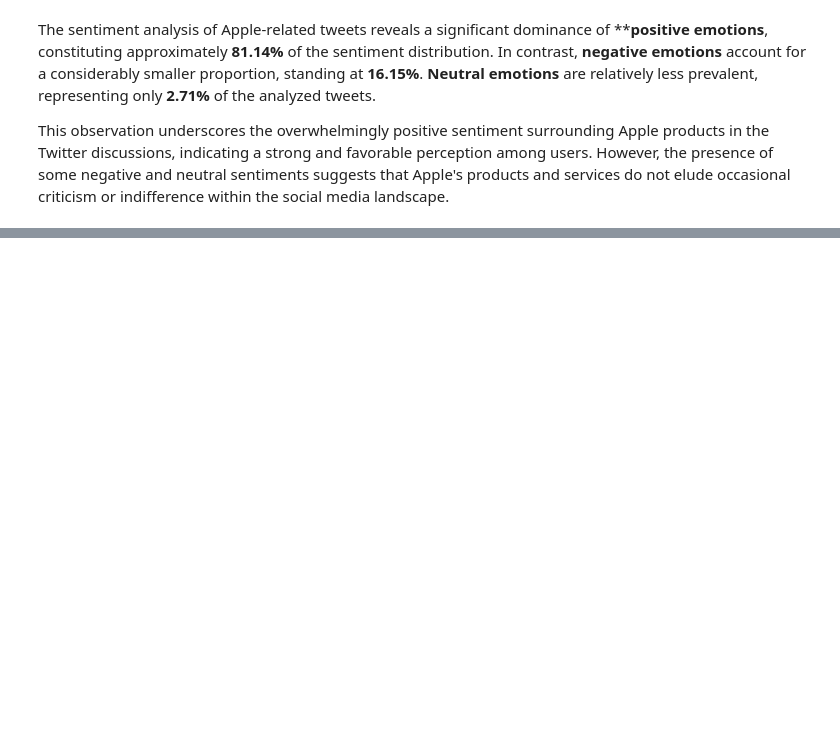
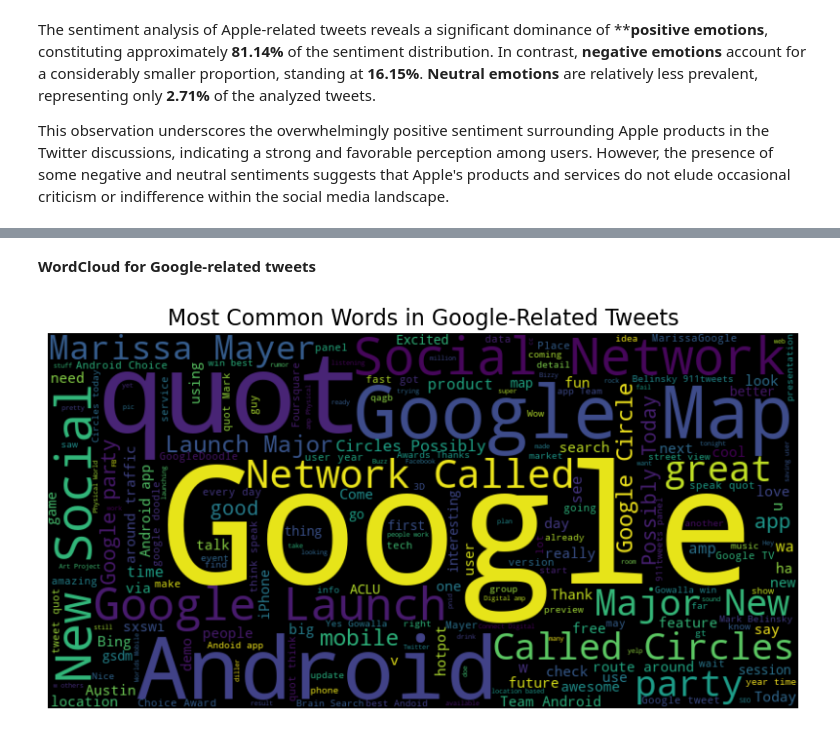
Before and after one commit to paulmbuitu/Apple-Google-NLP-Sentiment-Analysis, a Jupyter notebook: sentiment_analysis.ipynb, the cells around one changed output, grey strips where cells are left out. Saved outputs shown, nothing was run; the diff lists cells and outputs as text; code cells hidden in the pictures; blank space fills up the shorter version.

```diff
--- a/sentiment_analysis.ipynb
+++ b/sentiment_analysis.ipynb
@@ -840,0 +944,8 @@ This observation underscores the overwhelmingly positive sentiment surrounding A
+# %% [markdown]
+**WordCloud for Google-related tweets**
+# %%
+# Generating word cloud
+cloud_google_tweet = generate_wordcloud(tokens_google_filtered,
+                                title="Most Common Words in Google-Related Tweets")
+# %% [output]
+[figure, added]
```
Also changed, not shown: parts of 20 cells of this notebook.
